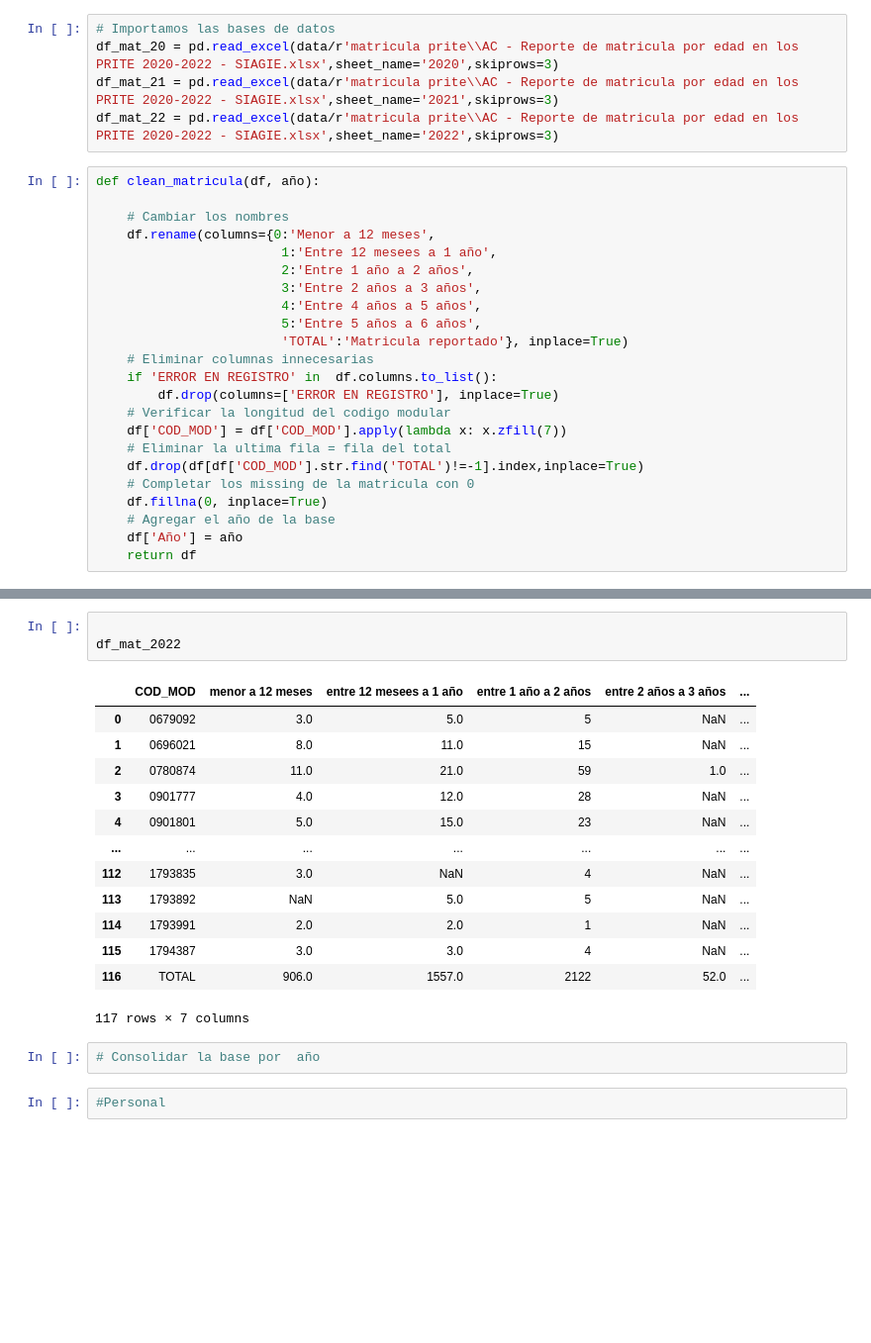
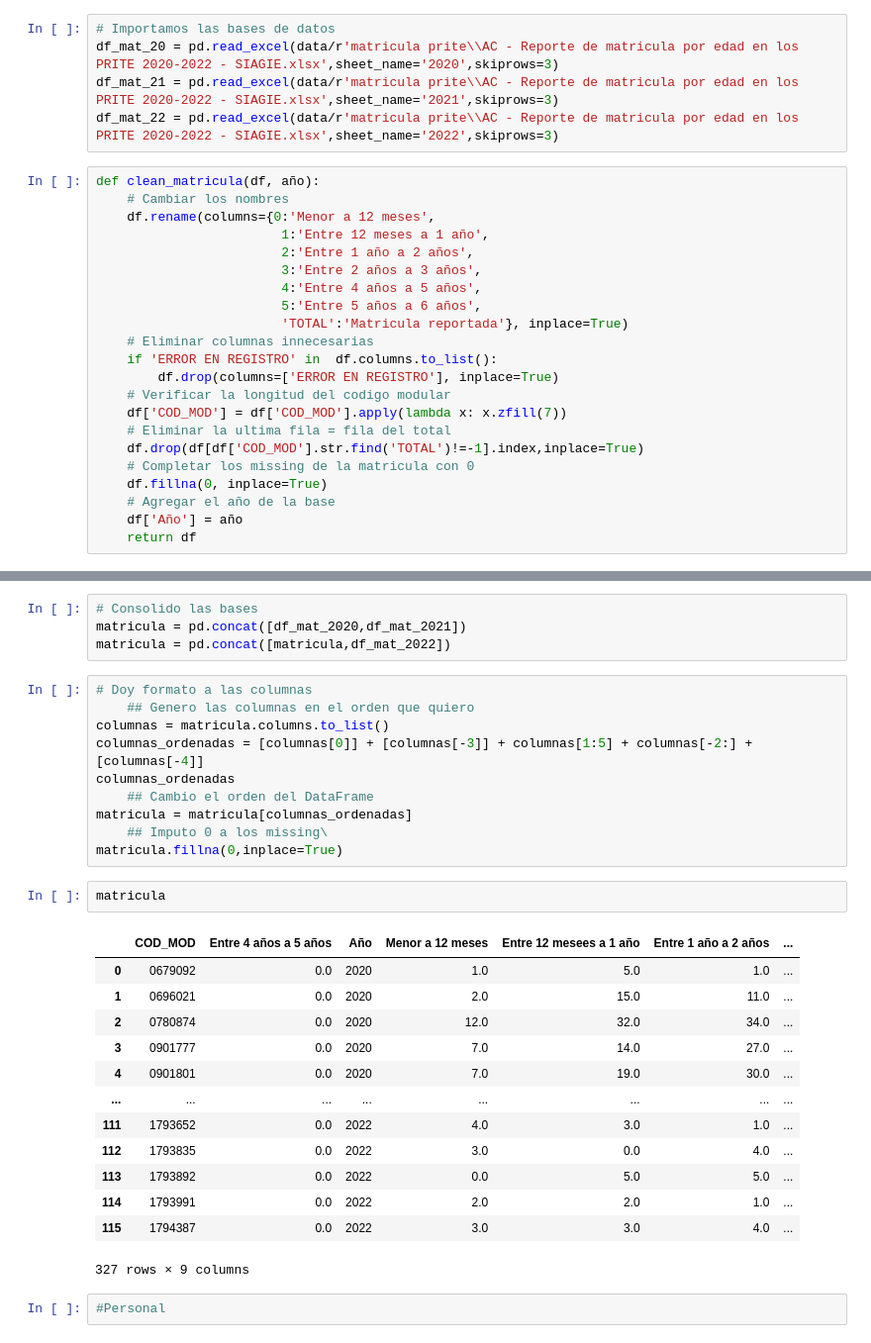
Before and after one commit to hugoferquiroz/Brecha-PRITE, a Jupyter notebook: scripts/calculo de la brecha.ipynb, the cells around one changed output, grey strips where cells are left out. Shown at 99% size. Saved outputs shown, nothing was run; the diff lists cells and outputs as text; blank space fills up the shorter version.

Commit message:
Update calculo de la brecha.ipynb
consolido y ordeno el data de matricula

```diff
--- a/scripts/calculo de la brecha.ipynb
+++ b/scripts/calculo de la brecha.ipynb
@@ -34,15 +34,14 @@ df_mat_21 = pd.read_excel(data/r'matricula prite\\AC - Reporte de matricula por
 df_mat_22 = pd.read_excel(data/r'matricula prite\\AC - Reporte de matricula por edad en los PRITE 2020-2022 - SIAGIE.xlsx',sheet_name='2022',skiprows=3)
 # %%
 def clean_matricula(df, año):
-
     # Cambiar los nombres
     df.rename(columns={0:'Menor a 12 meses',
-                        1:'Entre 12 mesees a 1 año',
+                        1:'Entre 12 meses a 1 año',
                         2:'Entre 1 año a 2 años',
                         3:'Entre 2 años a 3 años',
                         4:'Entre 4 años a 5 años',
                         5:'Entre 5 años a 6 años',
-                        'TOTAL':'Matricula reportado'}, inplace=True)
+                        'TOTAL':'Matricula reportada'}, inplace=True)
     # Eliminar columnas innecesarias
     if 'ERROR EN REGISTRO' in  df.columns.to_list():
         df.drop(columns=['ERROR EN REGISTRO'], inplace=True)
@@ -80,22 +62,33 @@ memory usage: 7.4+ KB
-# %%
-
-df_mat_2022
-# %% [output]
-|  | COD_MOD | menor a 12 meses | entre 12 mesees a 1 año | entre 1 año a 2 años | entre 2 años a 3 años | ... |
-| 0 | 0679092 | 3.0 | 5.0 | 5 | NaN | ... |
-| 1 | 0696021 | 8.0 | 11.0 | 15 | NaN | ... |
-| 2 | 0780874 | 11.0 | 21.0 | 59 | 1.0 | ... |
-| 3 | 0901777 | 4.0 | 12.0 | 28 | NaN | ... |
-| 4 | 0901801 | 5.0 | 15.0 | 23 | NaN | ... |
-| ... | ... | ... | ... | ... | ... | ... |
-| 112 | 1793835 | 3.0 | NaN | 4 | NaN | ... |
-| 113 | 1793892 | NaN | 5.0 | 5 | NaN | ... |
-| 114 | 1793991 | 2.0 | 2.0 | 1 | NaN | ... |
-| 115 | 1794387 | 3.0 | 3.0 | 4 | NaN | ... |
-| 116 | TOTAL | 906.0 | 1557.0 | 2122 | 52.0 | ... |
-117 rows × 7 columns
-# %%
-# Consolidar la base por  año
+# %%
+# Consolido las bases
+matricula = pd.concat([df_mat_2020,df_mat_2021])
+matricula = pd.concat([matricula,df_mat_2022])
+# %%
+# Doy formato a las columnas
+    ## Genero las columnas en el orden que quiero
+columnas = matricula.columns.to_list()
+columnas_ordenadas = [columnas[0]] + [columnas[-3]] + columnas[1:5] + columnas[-2:] + [columnas[-4]]
+columnas_ordenadas
+    ## Cambio el orden del DataFrame
+matricula = matricula[columnas_ordenadas]
+    ## Imputo 0 a los missing\
+matricula.fillna(0,inplace=True)
+# %%
+matricula
+# %% [output]
+|  | COD_MOD | Entre 4 años a 5 años | Año | Menor a 12 meses | Entre 12 mesees a 1 año | Entre 1 año a 2 años | ... |
+| 0 | 0679092 | 0.0 | 2020 | 1.0 | 5.0 | 1.0 | ... |
+| 1 | 0696021 | 0.0 | 2020 | 2.0 | 15.0 | 11.0 | ... |
+| 2 | 0780874 | 0.0 | 2020 | 12.0 | 32.0 | 34.0 | ... |
+| 3 | 0901777 | 0.0 | 2020 | 7.0 | 14.0 | 27.0 | ... |
+| 4 | 0901801 | 0.0 | 2020 | 7.0 | 19.0 | 30.0 | ... |
+| ... | ... | ... | ... | ... | ... | ... | ... |
+| 111 | 1793652 | 0.0 | 2022 | 4.0 | 3.0 | 1.0 | ... |
+| 112 | 1793835 | 0.0 | 2022 | 3.0 | 0.0 | 4.0 | ... |
+| 113 | 1793892 | 0.0 | 2022 | 0.0 | 5.0 | 5.0 | ... |
+| 114 | 1793991 | 0.0 | 2022 | 2.0 | 2.0 | 1.0 | ... |
+| 115 | 1794387 | 0.0 | 2022 | 3.0 | 3.0 | 4.0 | ... |
+327 rows × 9 columns
 # %%
 #Personal
 # %%
```
Also changed, not shown: parts of 2 cells of this notebook.
